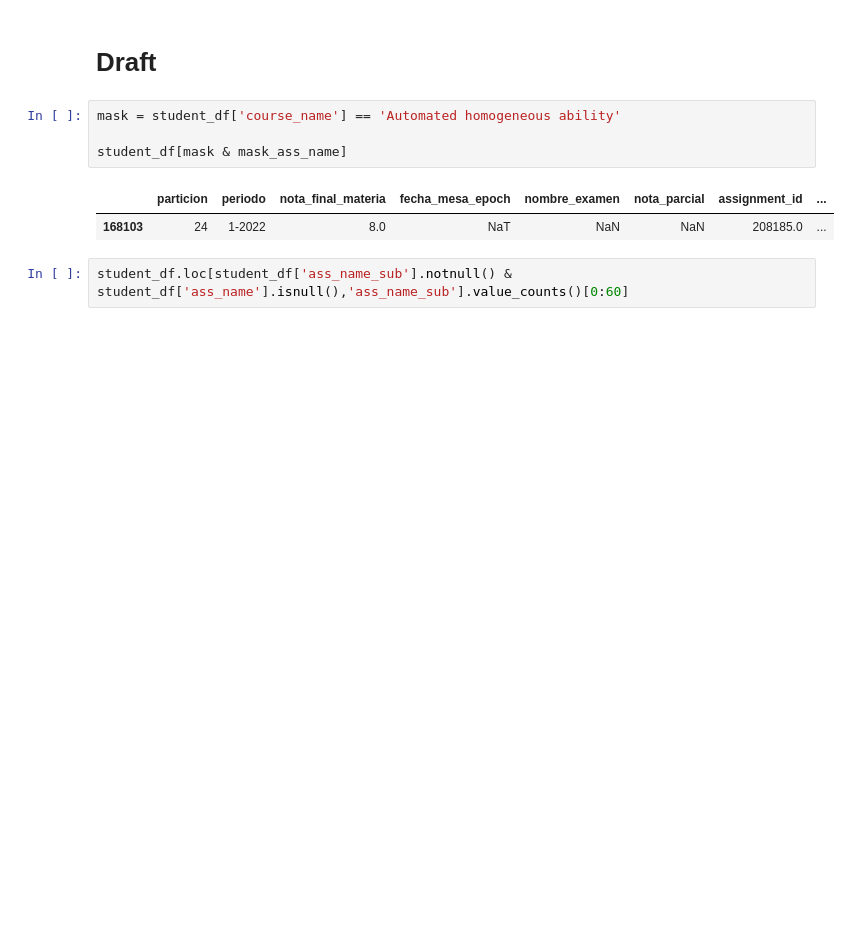
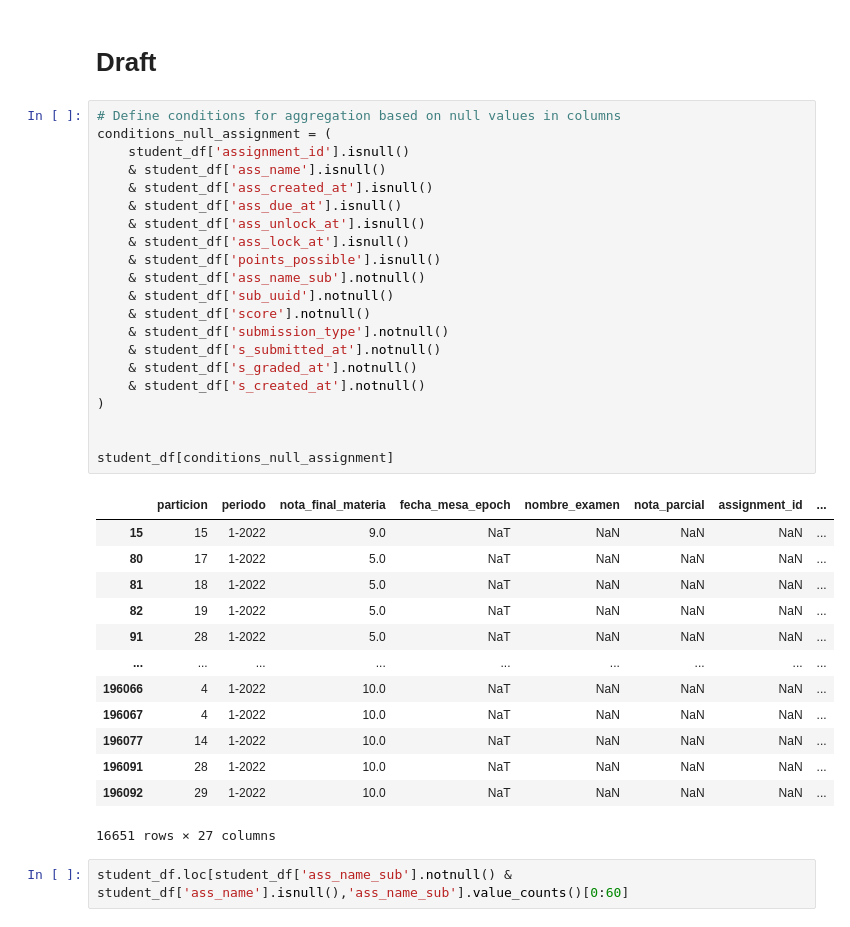
Before and after one commit to bautidea/course_approve_detection, a Jupyter notebook: notebok.ipynb, the cells around one changed output. Cells and saved outputs as stored; diff of their text form; blank space fills up the shorter version.

```diff
--- a/notebok.ipynb
+++ b/notebok.ipynb
@@ -602,12 +688,40 @@ data.sample(3)
 # %% [markdown]
 # Draft
-# %%
-mask = student_df['course_name'] == 'Automated homogeneous ability'
-
-student_df[mask & mask_ass_name]
-# %% [output]
-|  | particion | periodo | nota_final_materia | fecha_mesa_epoch | nombre_examen | nota_parcial | assignment_id | ... |
-| 168103 | 24 | 1-2022 | 8.0 | NaT | NaN | NaN | 208185.0 | ... |
+# %%
+# Define conditions for aggregation based on null values in columns
+conditions_null_assignment = (
+    student_df['assignment_id'].isnull()
+    & student_df['ass_name'].isnull()
+    & student_df['ass_created_at'].isnull()
+    & student_df['ass_due_at'].isnull()
+    & student_df['ass_unlock_at'].isnull()
+    & student_df['ass_lock_at'].isnull()
+    & student_df['points_possible'].isnull()
+    & student_df['ass_name_sub'].notnull()
+    & student_df['sub_uuid'].notnull()
+    & student_df['score'].notnull()
+    & student_df['submission_type'].notnull()
+    & student_df['s_submitted_at'].notnull()
+    & student_df['s_graded_at'].notnull()
+    & student_df['s_created_at'].notnull()
+)
+
+
+student_df[conditions_null_assignment]
+# %% [output]
+|  | particion | periodo | nota_final_materia | fecha_mesa_epoch | nombre_examen | nota_parcial | assignment_id | ... |
+| 15 | 15 | 1-2022 | 9.0 | NaT | NaN | NaN | NaN | ... |
+| 80 | 17 | 1-2022 | 5.0 | NaT | NaN | NaN | NaN | ... |
+| 81 | 18 | 1-2022 | 5.0 | NaT | NaN | NaN | NaN | ... |
+| 82 | 19 | 1-2022 | 5.0 | NaT | NaN | NaN | NaN | ... |
+| 91 | 28 | 1-2022 | 5.0 | NaT | NaN | NaN | NaN | ... |
+| ... | ... | ... | ... | ... | ... | ... | ... | ... |
+| 196066 | 4 | 1-2022 | 10.0 | NaT | NaN | NaN | NaN | ... |
+| 196067 | 4 | 1-2022 | 10.0 | NaT | NaN | NaN | NaN | ... |
+| 196077 | 14 | 1-2022 | 10.0 | NaT | NaN | NaN | NaN | ... |
+| 196091 | 28 | 1-2022 | 10.0 | NaT | NaN | NaN | NaN | ... |
+| 196092 | 29 | 1-2022 | 10.0 | NaT | NaN | NaN | NaN | ... |
+16651 rows × 27 columns
 # %%
 student_df.loc[student_df['ass_name_sub'].notnull() & student_df['ass_name'].isnull(),'ass_name_sub'].value_counts()[0:60]
 # %% [output]
```
Also changed, not shown: parts of 18 cells of this notebook.
